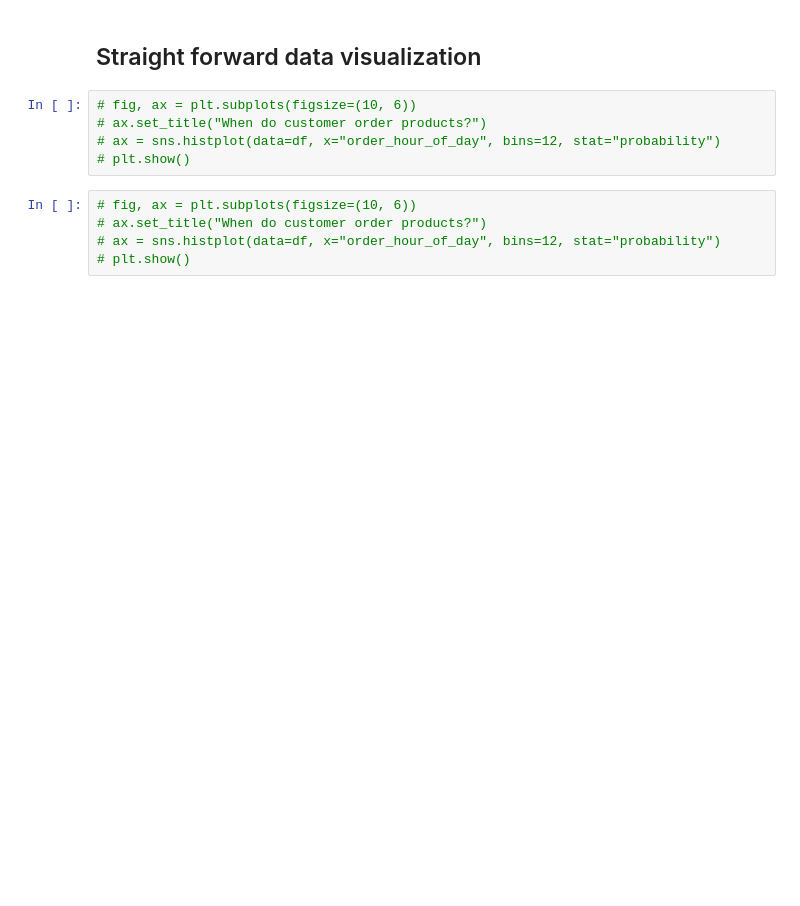
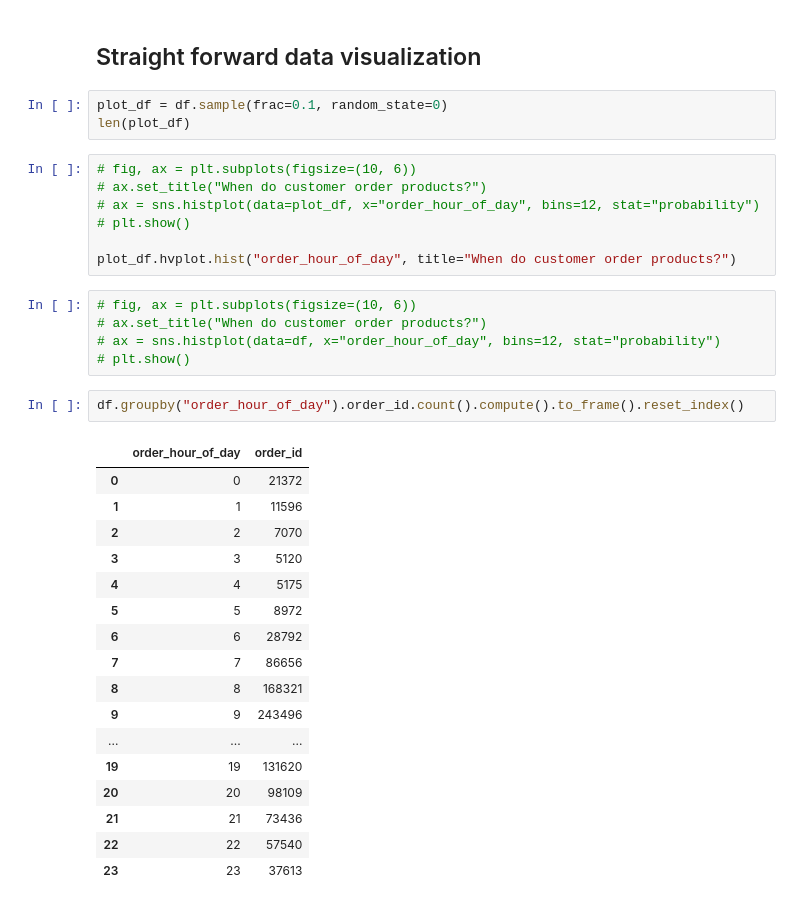
Before and after one commit to max-lutz/customer_segmentation, a Jupyter notebook: notebooks/data_visualization.ipynb, the cells around one changed output. Drawn from its saved outputs; the diff is of its cells as text; blank space fills up the shorter version.

Commit message:
test hvplot for plotting large datasets

```diff
--- a/notebooks/data_visualization.ipynb
+++ b/notebooks/data_visualization.ipynb
@@ -31,12 +41,37 @@ df_departments = load_zipped_csv("../data/departments.csv.zip")
 # %% [markdown]
 ## Straight forward data visualization
+# %%
+plot_df = df.sample(frac=0.1, random_state=0)
+len(plot_df)
 # %%
 # fig, ax = plt.subplots(figsize=(10, 6))
 # ax.set_title("When do customer order products?")
-# ax = sns.histplot(data=df, x="order_hour_of_day", bins=12, stat="probability")
+# ax = sns.histplot(data=plot_df, x="order_hour_of_day", bins=12, stat="probability")
 # plt.show()
+
+plot_df.hvplot.hist("order_hour_of_day", title="When do customer order products?")
 # %%
 # fig, ax = plt.subplots(figsize=(10, 6))
 # ax.set_title("When do customer order products?")
 # ax = sns.histplot(data=df, x="order_hour_of_day", bins=12, stat="probability")
 # plt.show()
+# %%
+df.groupby("order_hour_of_day").order_id.count().compute().to_frame().reset_index()
+# %% [output]
+|  | order_hour_of_day | order_id |
+| 0 | 0 | 21372 |
+| 1 | 1 | 11596 |
+| 2 | 2 | 7070 |
+| 3 | 3 | 5120 |
+| 4 | 4 | 5175 |
+| 5 | 5 | 8972 |
+| 6 | 6 | 28792 |
+| 7 | 7 | 86656 |
+| 8 | 8 | 168321 |
+| 9 | 9 | 243496 |
+| ... | ... | ... |
+| 19 | 19 | 131620 |
+| 20 | 20 | 98109 |
+| 21 | 21 | 73436 |
+| 22 | 22 | 57540 |
+| 23 | 23 | 37613 |
```
Also changed, not shown: parts of 11 cells of this notebook.
